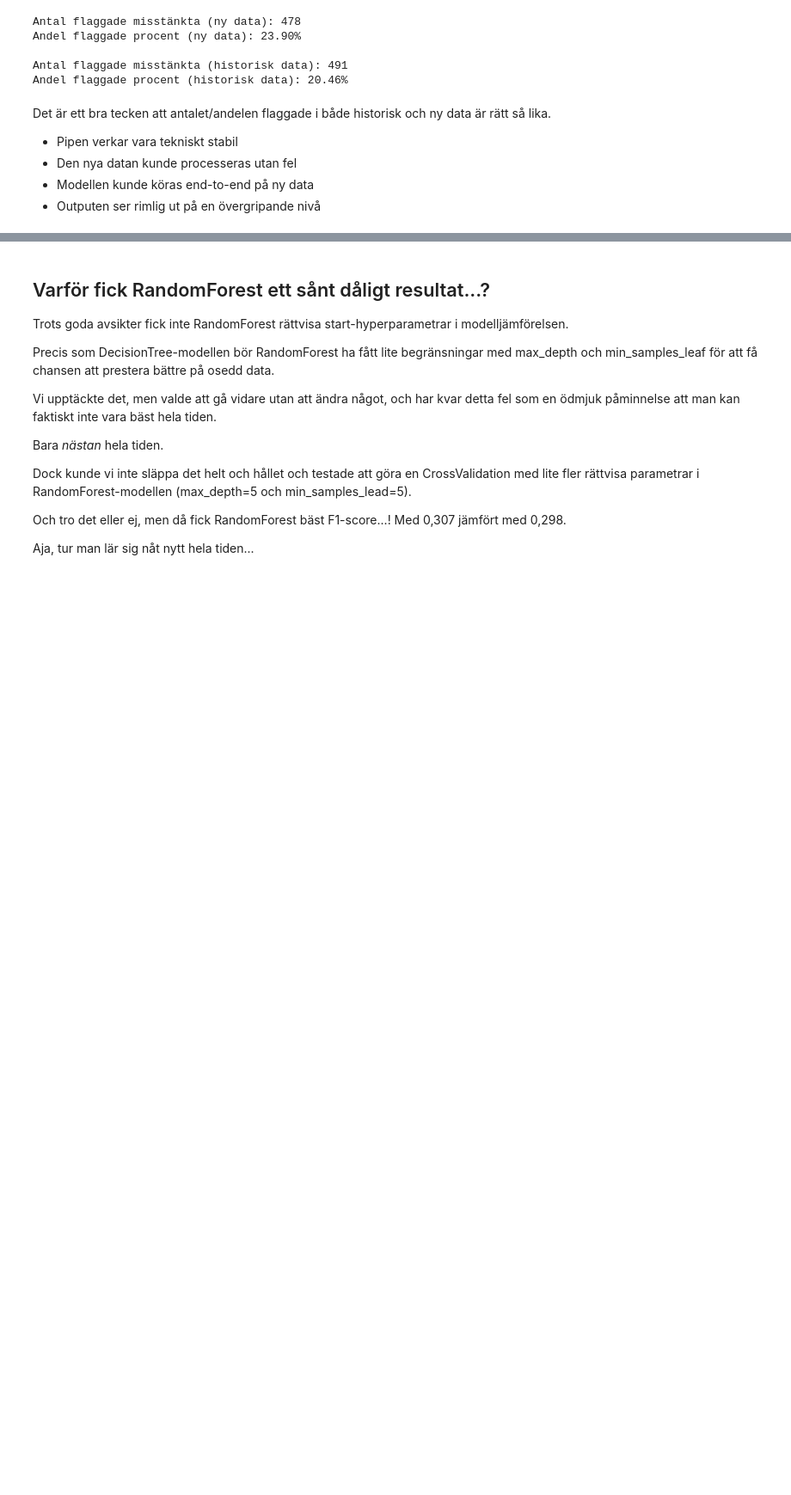
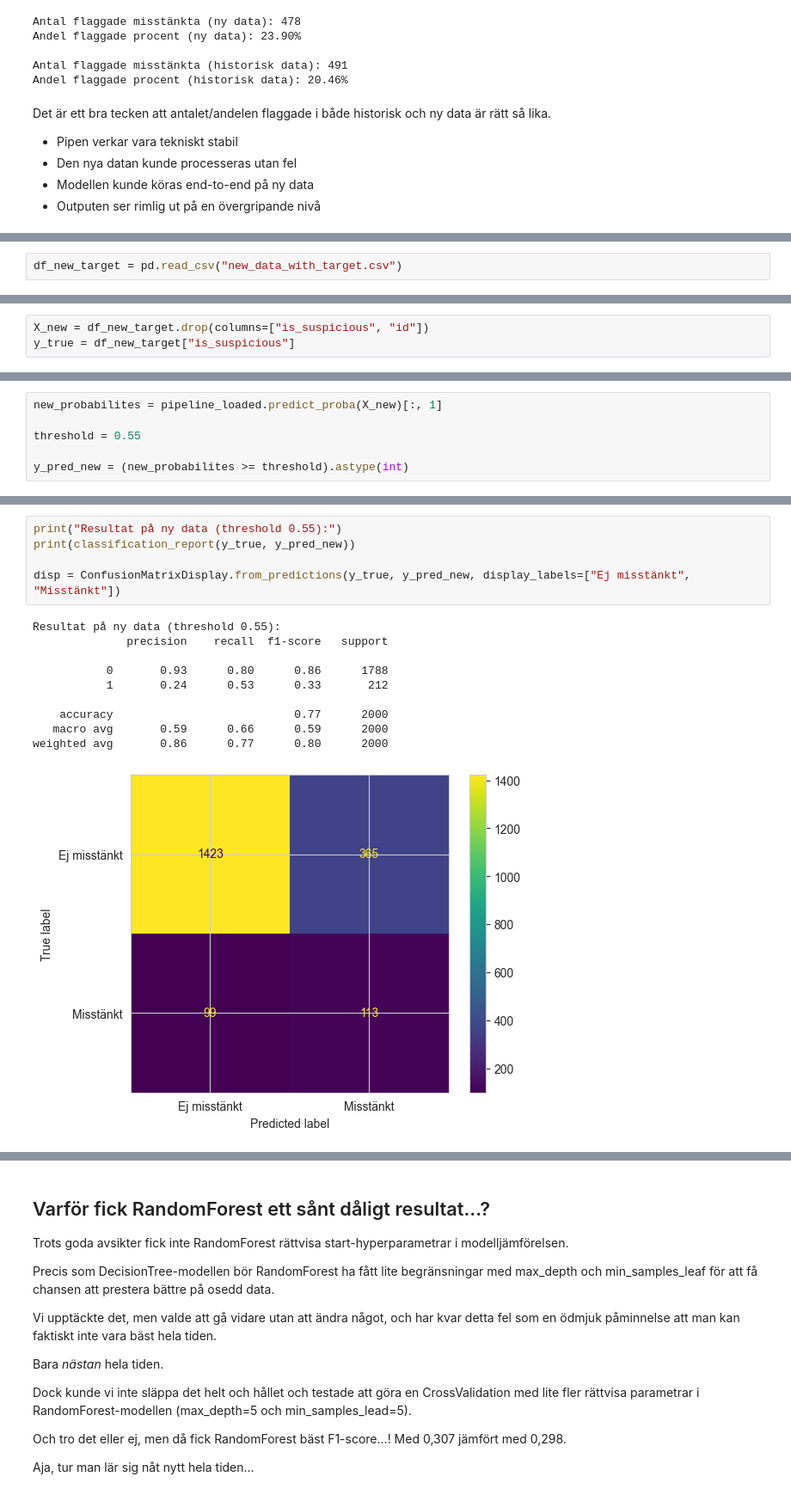
Before and after one commit to AlmaVasell/Grupparbete-MACHINELEARNING, a Jupyter notebook: report.ipynb, the cells around one changed output, grey strips where cells are left out. Shown at 86% size. Cells and saved outputs as stored; diff of their text form; blank space fills up the shorter version.

Commit message:
Läste in ny data + facit. Jämförde resultatet. Skrev README

```diff
--- a/report.ipynb
+++ b/report.ipynb
@@ -859,0 +859,2 @@ Det är ett bra tecken att antalet/andelen flaggade i både historisk och ny dat
+# %%
+df_new_target = pd.read_csv("new_data_with_target.csv")
@@ -859,0 +863,3 @@ Det är ett bra tecken att antalet/andelen flaggade i både historisk och ny dat
+# %%
+X_new = df_new_target.drop(columns=["is_suspicious", "id"])
+y_true = df_new_target["is_suspicious"]
@@ -859,0 +868,6 @@ Det är ett bra tecken att antalet/andelen flaggade i både historisk och ny dat
+# %%
+new_probabilites = pipeline_loaded.predict_proba(X_new)[:, 1]
+
+threshold = 0.55
+
+y_pred_new = (new_probabilites >= threshold).astype(int)
@@ -859,0 +925,16 @@ Det är ett bra tecken att antalet/andelen flaggade i både historisk och ny dat
+# %%
+print("Resultat på ny data (threshold 0.55):")
+print(classification_report(y_true, y_pred_new))
+
+disp = ConfusionMatrixDisplay.from_predictions(y_true, y_pred_new, display_labels=["Ej misstänkt", "Misstänkt"])
+# %% [output]
+Resultat på ny data (threshold 0.55):
+              precision    recall  f1-score   support
+
+           0       0.93      0.80      0.86      1788
+           1       0.24      0.53      0.33       212
+
+    accuracy                           0.77      2000
+   macro avg       0.59      0.66      0.59      2000
+weighted avg       0.86      0.77      0.80      2000
+[figure, added]
```
Also changed, not shown: parts of 10 cells of this notebook, 3 other files.
